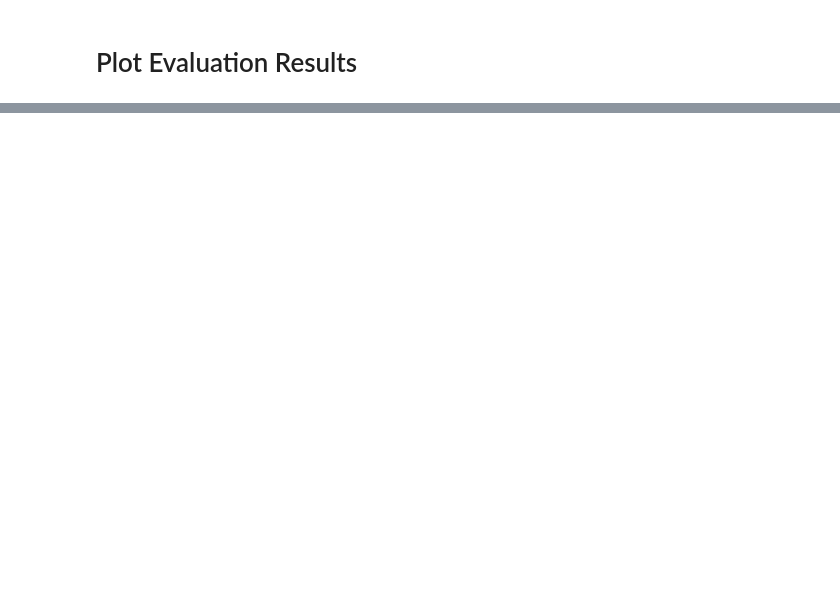
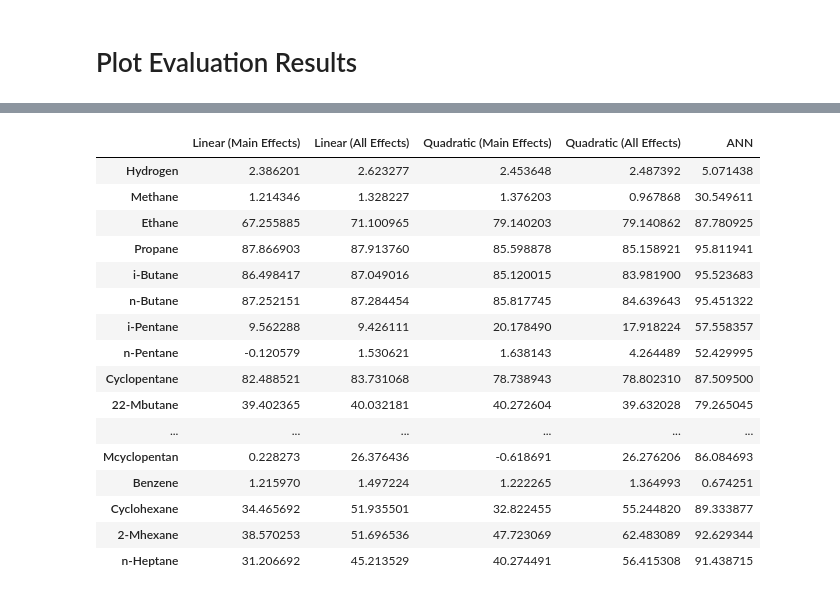
Before and after one commit to KISRDevelopment/iso-exploration, a Jupyter notebook: predict_mass_fractions.ipynb, the cells around one changed output, grey strips where cells are left out. Saved outputs shown, nothing was run; the diff lists cells and outputs as text; code cells hidden in the pictures; blank space fills up the shorter version.

```diff
--- a/predict_mass_fractions.ipynb
+++ b/predict_mass_fractions.ipynb
@@ -54,3 +53,27 @@ results_df
+# %%
+data = cols.T
+ref_col = data[:,[0]]
+diff = (ref_col - data) * 100 / ref_col
+results_df = pd.DataFrame(data=diff[:,1:], columns=model_names[1:], index=labels)
+results_df
+# %% [output]
+|  | Linear (Main Effects) | Linear (All Effects) | Quadratic (Main Effects) | Quadratic (All Effects) | ANN |
+| Hydrogen | 2.386201 | 2.623277 | 2.453648 | 2.487392 | 5.071438 |
+| Methane | 1.214346 | 1.328227 | 1.376203 | 0.967868 | 30.549611 |
+| Ethane | 67.255885 | 71.100965 | 79.140203 | 79.140862 | 87.780925 |
+| Propane | 87.866903 | 87.913760 | 85.598878 | 85.158921 | 95.811941 |
+| i-Butane | 86.498417 | 87.049016 | 85.120015 | 83.981900 | 95.523683 |
+| n-Butane | 87.252151 | 87.284454 | 85.817745 | 84.639643 | 95.451322 |
+| i-Pentane | 9.562288 | 9.426111 | 20.178490 | 17.918224 | 57.558357 |
+| n-Pentane | -0.120579 | 1.530621 | 1.638143 | 4.264489 | 52.429995 |
+| Cyclopentane | 82.488521 | 83.731068 | 78.738943 | 78.802310 | 87.509500 |
+| 22-Mbutane | 39.402365 | 40.032181 | 40.272604 | 39.632028 | 79.265045 |
+| ... | ... | ... | ... | ... | ... |
+| Mcyclopentan | 0.228273 | 26.376436 | -0.618691 | 26.276206 | 86.084693 |
+| Benzene | 1.215970 | 1.497224 | 1.222265 | 1.364993 | 0.674251 |
+| Cyclohexane | 34.465692 | 51.935501 | 32.822455 | 55.244820 | 89.333877 |
+| 2-Mhexane | 38.570253 | 51.696536 | 47.723069 | 62.483089 | 92.629344 |
+| n-Heptane | 31.206692 | 45.213529 | 40.274491 | 56.415308 | 91.438715 |
 # %%
 f, ax = plt.subplots(1, 1, figsize=(10, 20))
 results_df.plot.barh(ax=ax, width=0.90)
```
Also changed, not shown: parts of 4 cells of this notebook, 5 other files.
